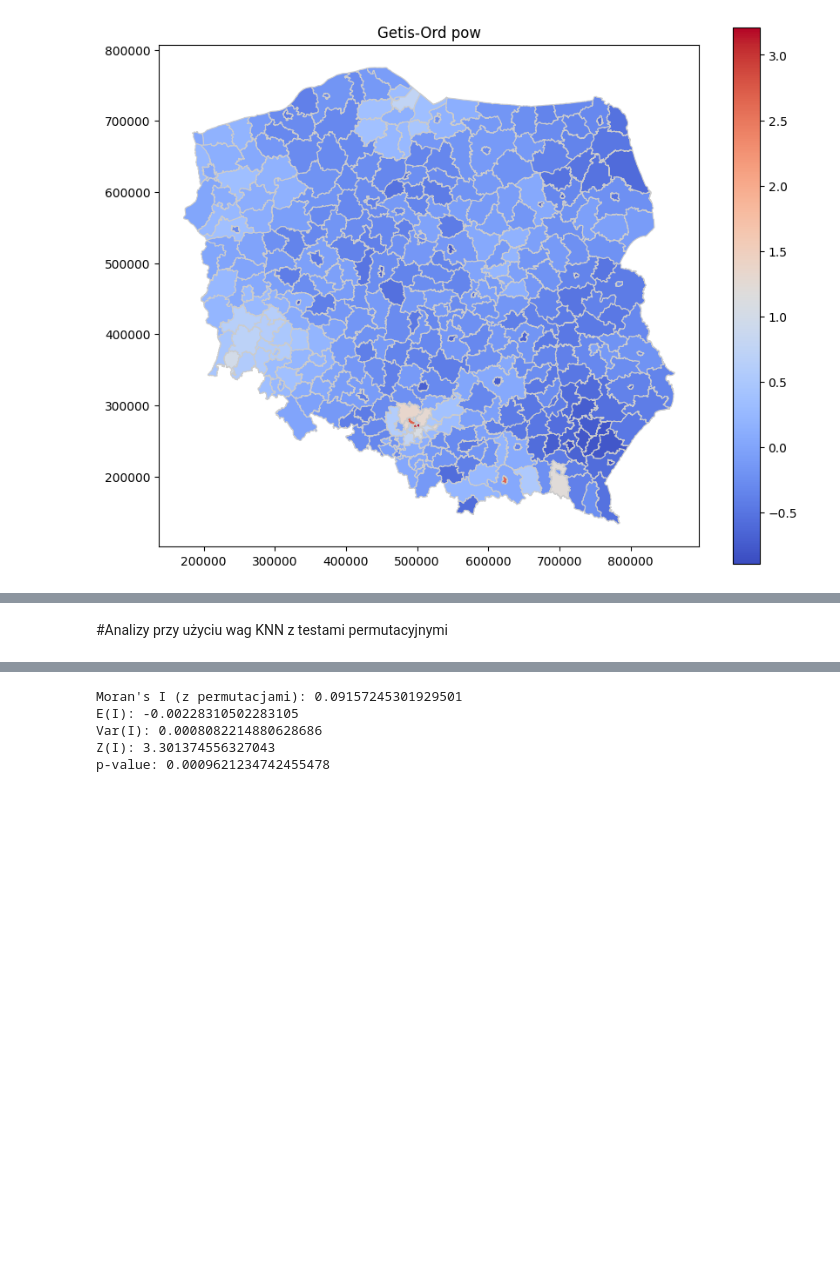
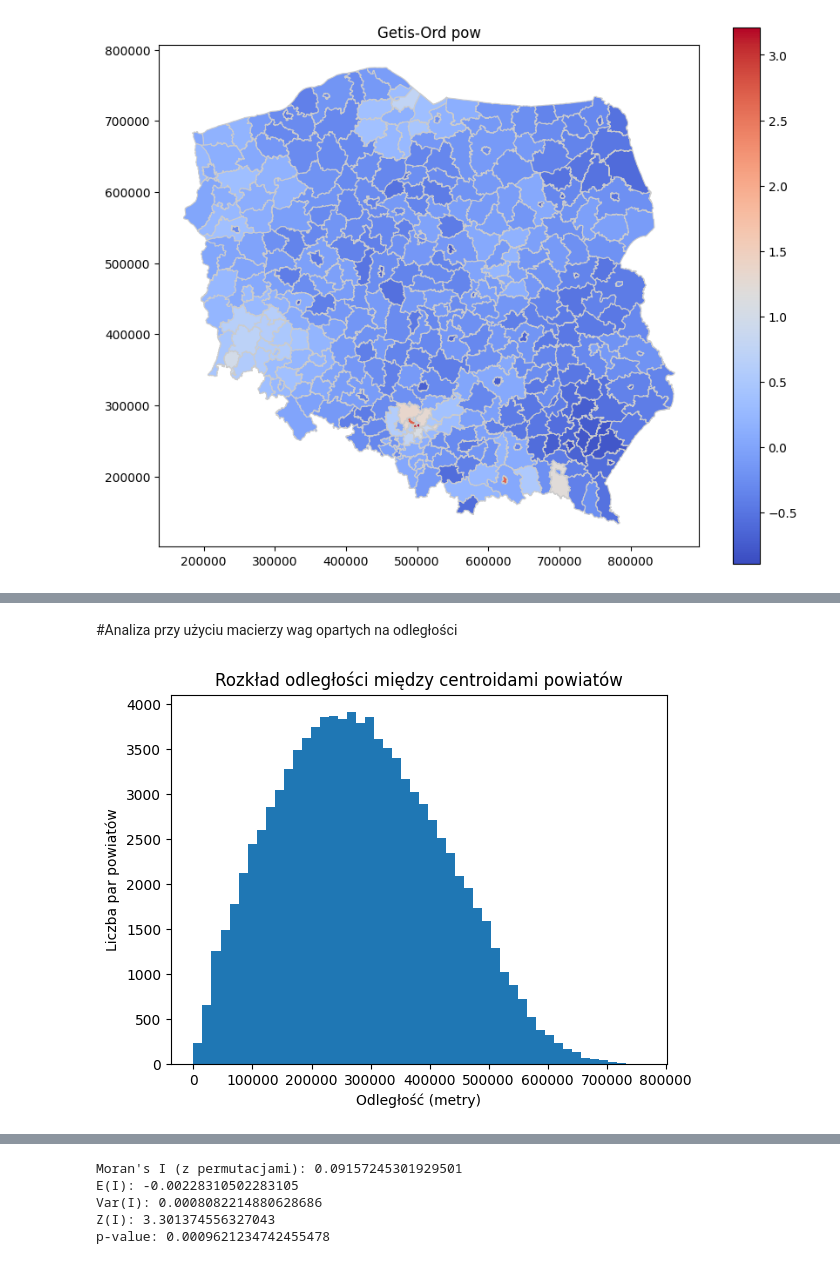
Before and after one commit to Psylo1226/Spatial-econometrics, a Jupyter notebook: Projekt_2/Projekt_2.ipynb, the cells around one changed output, grey strips where cells are left out. Saved outputs shown, nothing was run; the diff lists cells and outputs as text; code cells hidden in the pictures; blank space fills up the shorter version.

```diff
--- a/Projekt_2/Projekt_2.ipynb
+++ b/Projekt_2/Projekt_2.ipynb
@@ -485,2 +549,21 @@ plt.show()
-# %% [markdown]
-#Analizy przy użyciu wag KNN z testami permutacyjnymi
+# %% [markdown]
+#Analiza przy użyciu macierzy wag opartych na odległości
+# %%
+from scipy.spatial.distance import pdist
+import numpy as np
+
+# Wyciągnięcie centroidów powiatów
+centroids = merged_pow.geometry.centroid
+
+# Obliczenie macierzy odległości między centroidami
+coords = np.array([[point.x, point.y] for point in centroids])
+distances = pdist(coords)
+
+# Wykres histogramu odległości
+plt.hist(distances, bins=50)
+plt.xlabel('Odległość (metry)')
+plt.ylabel('Liczba par powiatów')
+plt.title('Rozkład odległości między centroidami powiatów')
+plt.show()
+# %% [output]
+[figure, added]
```
Also changed, not shown: parts of 26 cells of this notebook.
